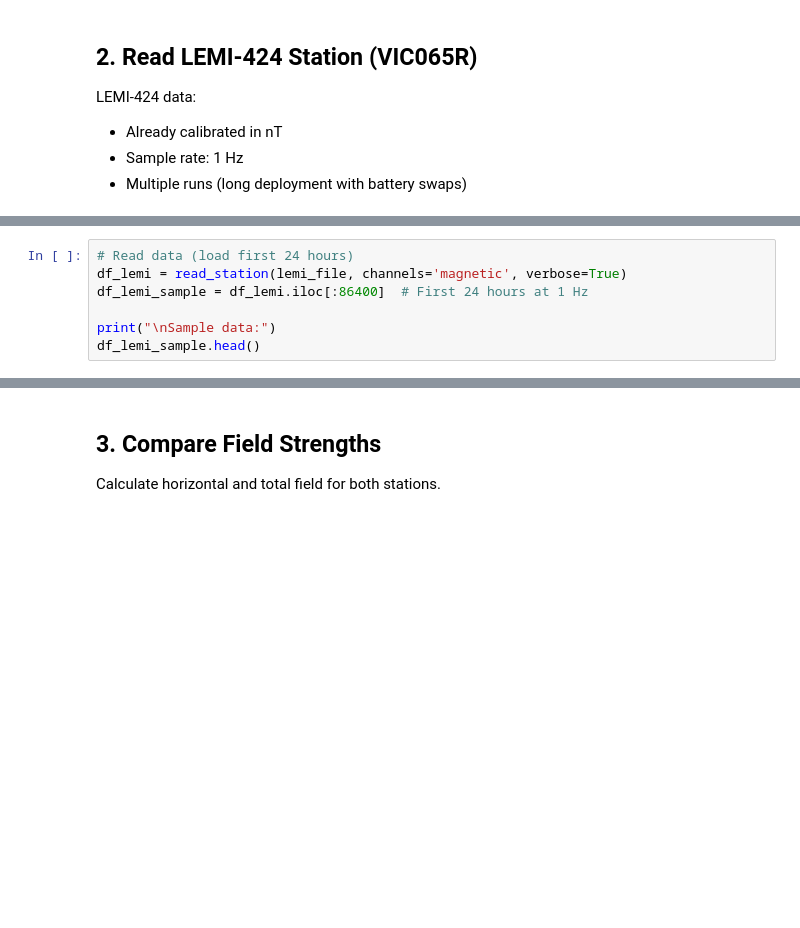
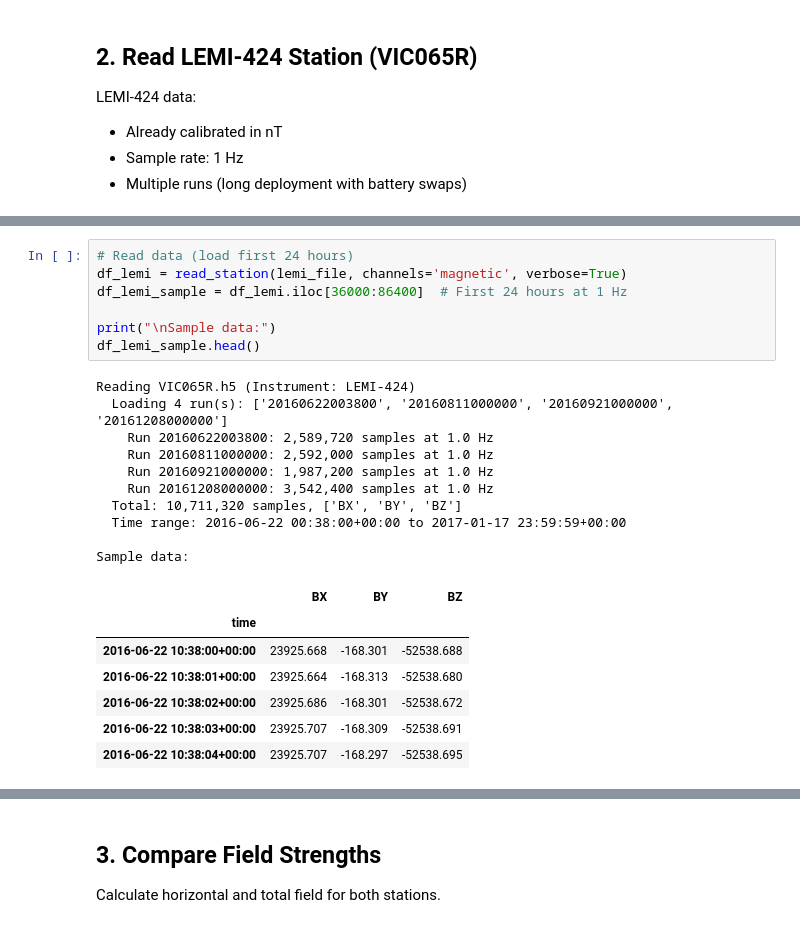
Before and after one commit to bvkay/AusLAMP-Processing-2026, a Jupyter notebook: notebooks/01_quick_start_demo.ipynb, the cells around one changed output, grey strips where cells are left out. Cells and saved outputs as stored; diff of their text form; blank space fills up the shorter version.

```diff
--- a/notebooks/01_quick_start_demo.ipynb
+++ b/notebooks/01_quick_start_demo.ipynb
@@ -78,10 +135,28 @@ for key, value in metadata_lemi.items():
 # %%
 # Read data (load first 24 hours)
 df_lemi = read_station(lemi_file, channels='magnetic', verbose=True)
-df_lemi_sample = df_lemi.iloc[:86400]  # First 24 hours at 1 Hz
+df_lemi_sample = df_lemi.iloc[36000:86400]  # First 24 hours at 1 Hz
 
 print("\nSample data:")
 df_lemi_sample.head()
+# %% [output]
+Reading VIC065R.h5 (Instrument: LEMI-424)
+  Loading 4 run(s): ['20160622003800', '20160811000000', '20160921000000', '20161208000000']
+    Run 20160622003800: 2,589,720 samples at 1.0 Hz
+    Run 20160811000000: 2,592,000 samples at 1.0 Hz
+    Run 20160921000000: 1,987,200 samples at 1.0 Hz
+    Run 20161208000000: 3,542,400 samples at 1.0 Hz
+  Total: 10,711,320 samples, ['BX', 'BY', 'BZ']
+  Time range: 2016-06-22 00:38:00+00:00 to 2017-01-17 23:59:59+00:00
+
+Sample data:
+|  | BX | BY | BZ |
+| time |  |  |  |
+| 2016-06-22 10:38:00+00:00 | 23925.668 | -168.301 | -52538.688 |
+| 2016-06-22 10:38:01+00:00 | 23925.664 | -168.313 | -52538.680 |
+| 2016-06-22 10:38:02+00:00 | 23925.686 | -168.301 | -52538.672 |
+| 2016-06-22 10:38:03+00:00 | 23925.707 | -168.309 | -52538.691 |
+| 2016-06-22 10:38:04+00:00 | 23925.707 | -168.297 | -52538.695 |
 # %%
 # Plot
 fig, axes = plt.subplots(3, 1, figsize=(14, 8), sharex=True)
```
Also changed, not shown: parts of 8 cells of this notebook, 2 other files.
